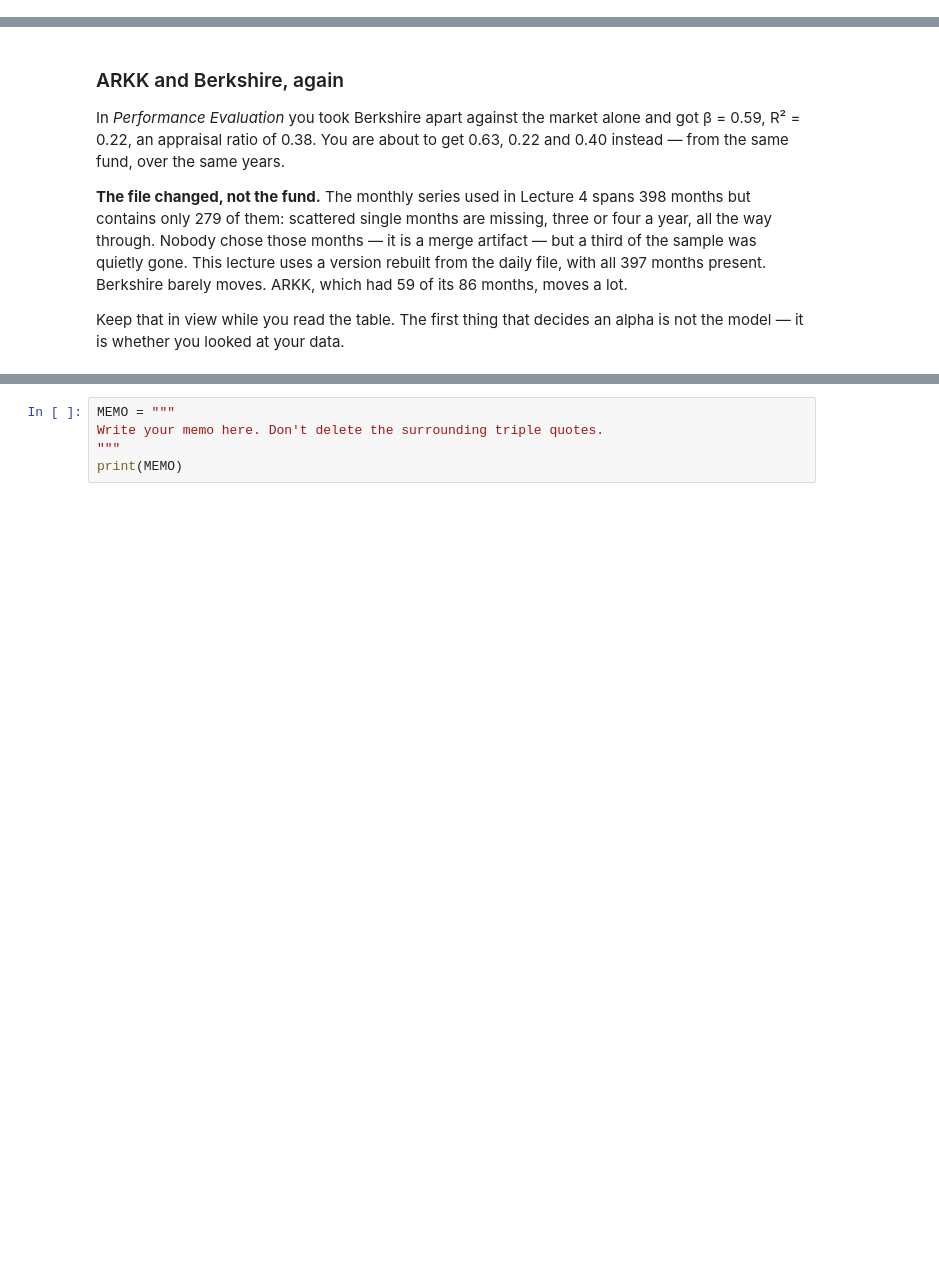
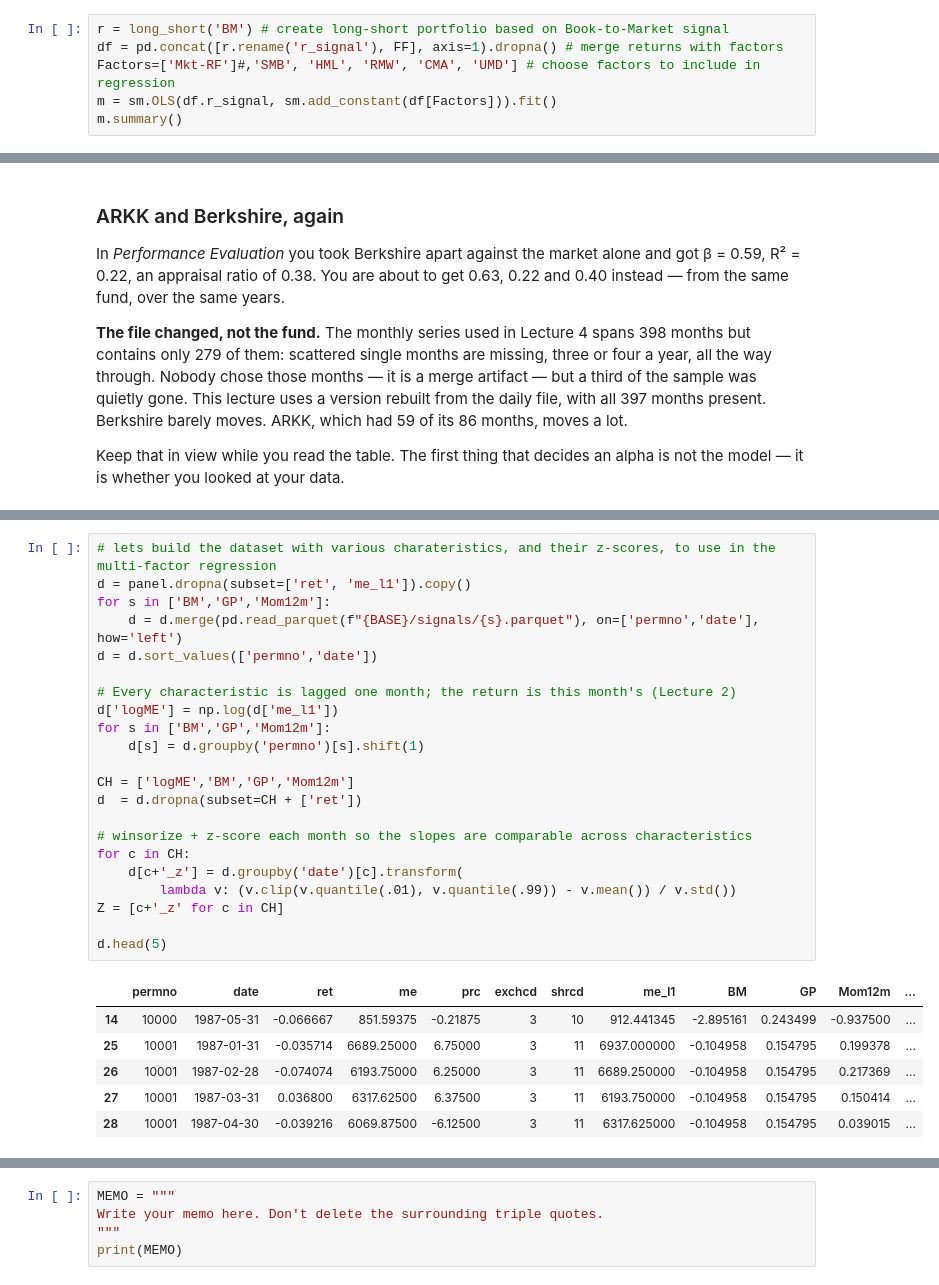
Before and after one commit to amoreira2/UG54, a Jupyter notebook: _sources/chapters/Finance/L6_MultiFactor_AI.ipynb, the cells around one changed output, grey strips where cells are left out. Drawn from its saved outputs; the diff is of its cells as text; blank space fills up the shorter version.

```diff
--- a/_sources/chapters/Finance/L6_MultiFactor_AI.ipynb
+++ b/_sources/chapters/Finance/L6_MultiFactor_AI.ipynb
@@ -107,0 +151,6 @@ your α has to be something *else*.
+# %%
+r = long_short('BM') # create long-short portfolio based on Book-to-Market signal
+df = pd.concat([r.rename('r_signal'), FF], axis=1).dropna() # merge returns with factors
+Factors=['Mkt-RF']#,'SMB', 'HML', 'RMW', 'CMA', 'UMD'] # choose factors to include in regression
+m = sm.OLS(df.r_signal, sm.add_constant(df[Factors])).fit()
+m.summary()
@@ -666,0 +478,29 @@ print(f"UMD loading {mom_umd_beta:+.2f}   R² {mom_r2_ff6:.2f}")
+# %%
+# lets build the dataset with various charateristics, and their z-scores, to use in the multi-factor regression
+d = panel.dropna(subset=['ret', 'me_l1']).copy()
+for s in ['BM','GP','Mom12m']:
+    d = d.merge(pd.read_parquet(f"{BASE}/signals/{s}.parquet"), on=['permno','date'], how='left')
+d = d.sort_values(['permno','date'])
+
+# Every characteristic is lagged one month; the return is this month's (Lecture 2)
+d['logME'] = np.log(d['me_l1'])
+for s in ['BM','GP','Mom12m']:
+    d[s] = d.groupby('permno')[s].shift(1)
+
+CH = ['logME','BM','GP','Mom12m']
+d  = d.dropna(subset=CH + ['ret'])
+
+# winsorize + z-score each month so the slopes are comparable across characteristics
+for c in CH:
+    d[c+'_z'] = d.groupby('date')[c].transform(
+        lambda v: (v.clip(v.quantile(.01), v.quantile(.99)) - v.mean()) / v.std())
+Z = [c+'_z' for c in CH]
+
+d.head(5)
+# %% [output]
+|  | permno | date | ret | me | prc | exchcd | shrcd | me_l1 | BM | GP | Mom12m | ... |
+| 14 | 10000 | 1987-05-31 | -0.066667 | 851.59375 | -0.21875 | 3 | 10 | 912.441345 | -2.895161 | 0.243499 | -0.937500 | ... |
+| 25 | 10001 | 1987-01-31 | -0.035714 | 6689.25000 | 6.75000 | 3 | 11 | 6937.000000 | -0.104958 | 0.154795 | 0.199378 | ... |
+| 26 | 10001 | 1987-02-28 | -0.074074 | 6193.75000 | 6.25000 | 3 | 11 | 6689.250000 | -0.104958 | 0.154795 | 0.217369 | ... |
+| 27 | 10001 | 1987-03-31 | 0.036800 | 6317.62500 | 6.37500 | 3 | 11 | 6193.750000 | -0.104958 | 0.154795 | 0.150414 | ... |
+| 28 | 10001 | 1987-04-30 | -0.039216 | 6069.87500 | -6.12500 | 3 | 11 | 6317.625000 | -0.104958 | 0.154795 | 0.039015 | ... |
```
Also changed, not shown: parts of 57 cells of this notebook, 10 other files.
